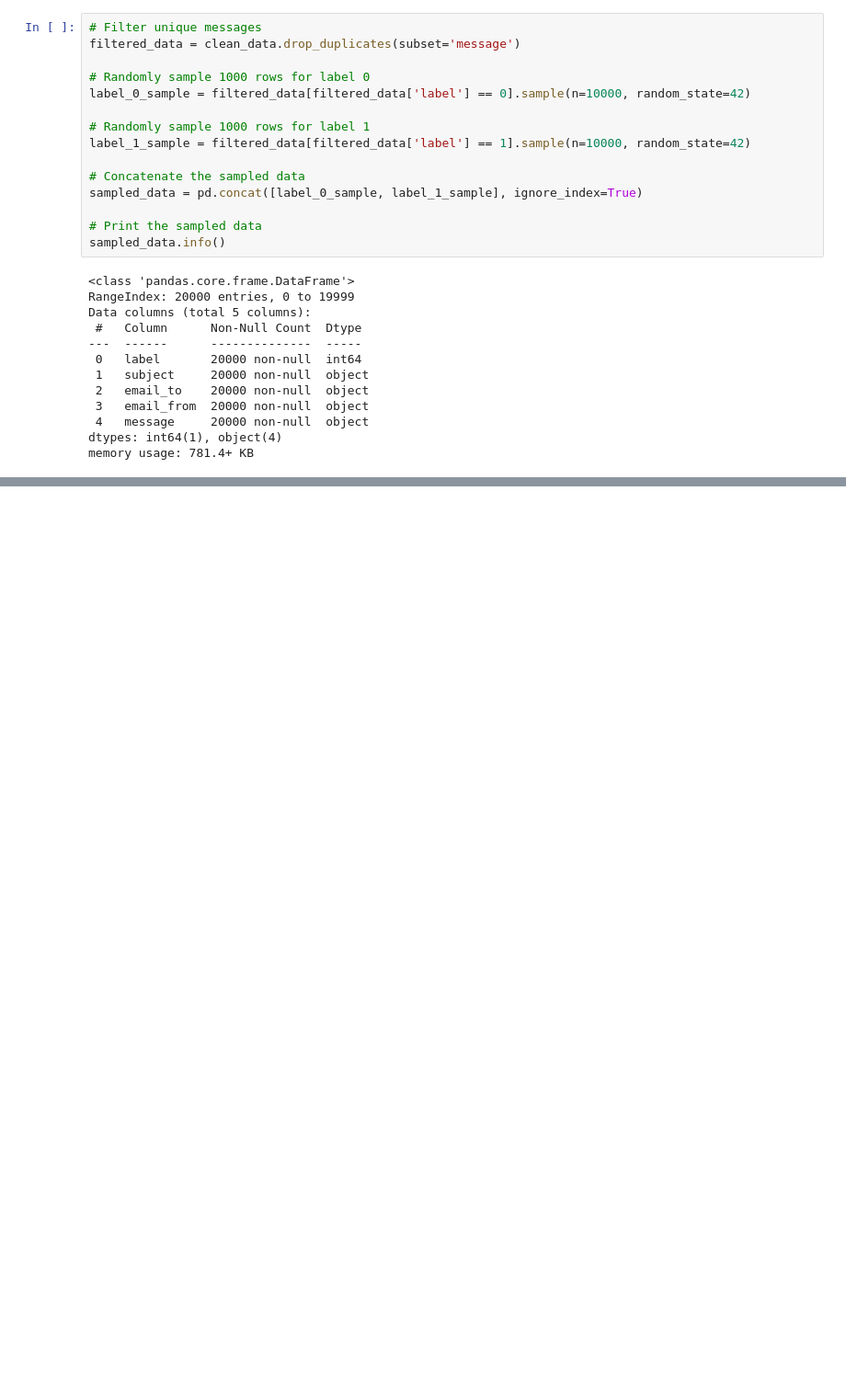
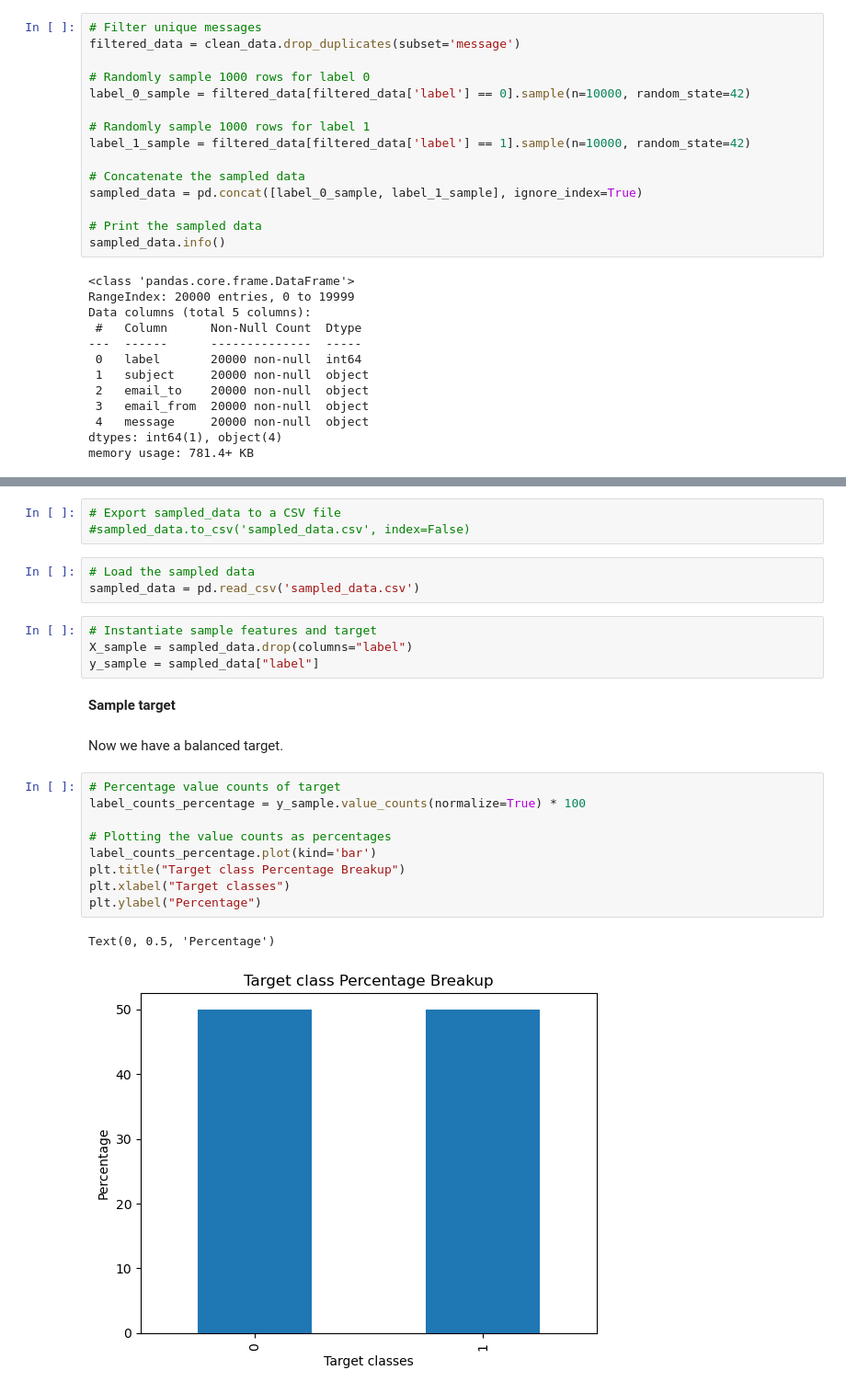
Before and after one commit to dfrancis-tech/email_spam, a Jupyter notebook: EDA.ipynb, the cells around one changed output, grey strips where cells are left out. Shown: that part at 92% size. Cells and saved outputs as stored; diff of their text form; blank space fills up the shorter version.

Commit message:
view target and ffeatures of subsample

```diff
--- a/EDA.ipynb
+++ b/EDA.ipynb
@@ -298,0 +317,26 @@ memory usage: 781.4+ KB
+# %%
+# Export sampled_data to a CSV file
+#sampled_data.to_csv('sampled_data.csv', index=False)
+# %%
+# Load the sampled data
+sampled_data = pd.read_csv('sampled_data.csv')
+# %%
+# Instantiate sample features and target
+X_sample = sampled_data.drop(columns="label")
+y_sample = sampled_data["label"]
+# %% [markdown]
+**Sample target**
+# %% [markdown]
+Now we have a balanced target.
+# %%
+# Percentage value counts of target
+label_counts_percentage = y_sample.value_counts(normalize=True) * 100
+
+# Plotting the value counts as percentages
+label_counts_percentage.plot(kind='bar')
+plt.title("Target class Percentage Breakup")
+plt.xlabel("Target classes")
+plt.ylabel("Percentage")
+# %% [output]
+Text(0, 0.5, 'Percentage')
+[figure, added]
```
Also changed, not shown: parts of 7 cells of this notebook.
